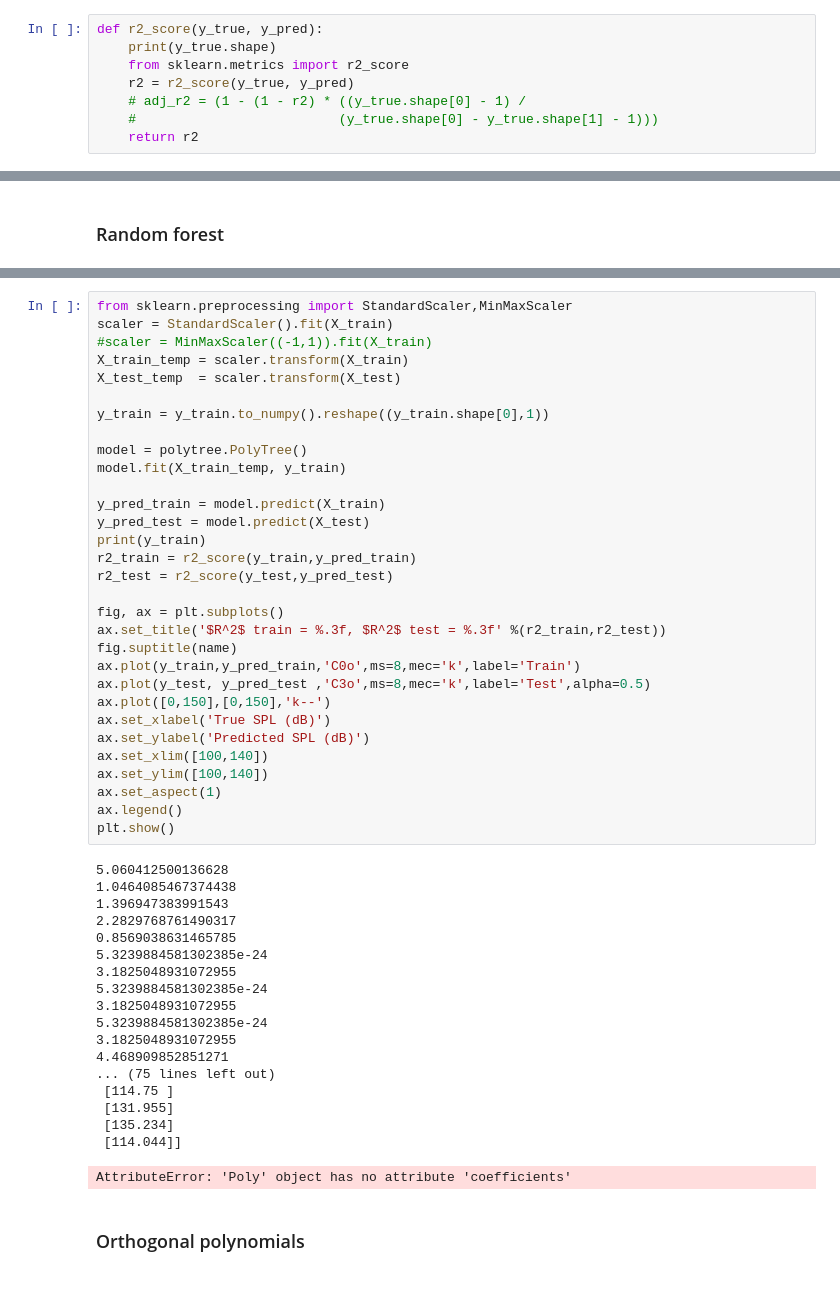
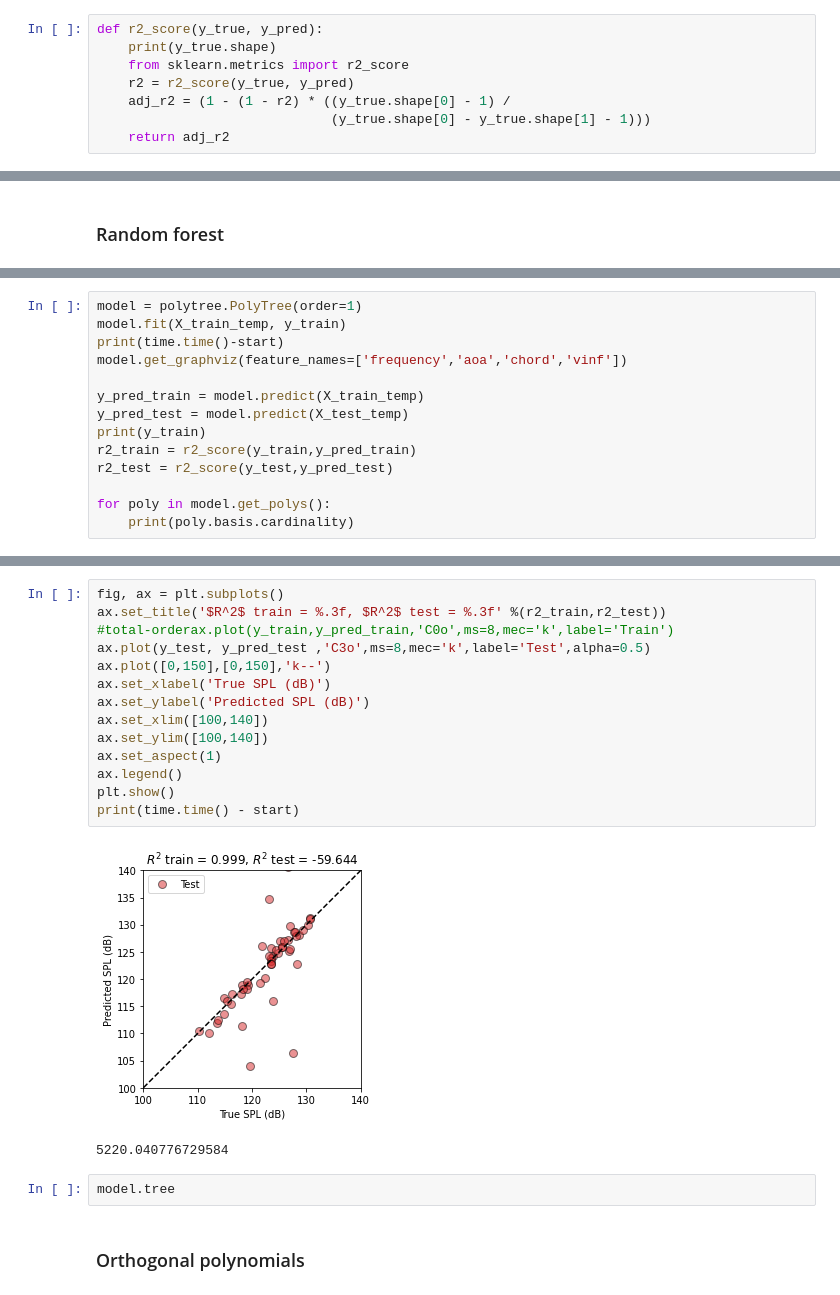
Before and after one commit to barneyhill/blogs, a Jupyter notebook: Untitled Folder/aerofoil_noise.ipynb, the cells around one changed output, grey strips where cells are left out. Drawn from its saved outputs; the diff is of its cells as text.

```diff
--- a/Untitled Folder/aerofoil_noise.ipynb
+++ b/Untitled Folder/aerofoil_noise.ipynb
@@ -49,9 +55,9 @@ def r2_score(y_true, y_pred):
     print(y_true.shape)
     from sklearn.metrics import r2_score
     r2 = r2_score(y_true, y_pred)
-    # adj_r2 = (1 - (1 - r2) * ((y_true.shape[0] - 1) /
-    #                          (y_true.shape[0] - y_true.shape[1] - 1)))
-    return r2
+    adj_r2 = (1 - (1 - r2) * ((y_true.shape[0] - 1) /
+                              (y_true.shape[0] - y_true.shape[1] - 1)))
+    return adj_r2
 # %% [markdown]
 ## Exploring the data
 # %%
@@ -304,0 +199,14 @@ Name: noise, Length: 1202, dtype: float64
+# %%
+model = polytree.PolyTree(order=1)
+model.fit(X_train_temp, y_train)
+print(time.time()-start)
+model.get_graphviz(feature_names=['frequency','aoa','chord','vinf'])
+
+y_pred_train = model.predict(X_train_temp)
+y_pred_test = model.predict(X_test_temp)
+print(y_train)
+r2_train = r2_score(y_train,y_pred_train)
+r2_test = r2_score(y_test,y_pred_test)
+
+for poly in model.get_polys():
+    print(poly.basis.cardinality)
@@ -305,53 +231,22 @@ Name: noise, Length: 1202, dtype: float64
 # %%
-from sklearn.preprocessing import StandardScaler,MinMaxScaler
-scaler = StandardScaler().fit(X_train)
-#scaler = MinMaxScaler((-1,1)).fit(X_train)
-X_train_temp = scaler.transform(X_train)
-X_test_temp  = scaler.transform(X_test)
-
-y_train = y_train.to_numpy().reshape((y_train.shape[0],1))
-
-model = polytree.PolyTree()
-model.fit(X_train_temp, y_train)
-
-y_pred_train = model.predict(X_train)
-y_pred_test = model.predict(X_test)
-print(y_train)
-r2_train = r2_score(y_train,y_pred_train)
-r2_test = r2_score(y_test,y_pred_test)
-
 fig, ax = plt.subplots()
 ax.set_title('$R^2$ train = %.3f, $R^2$ test = %.3f' %(r2_train,r2_test))
-fig.suptitle(name)
-ax.plot(y_train,y_pred_train,'C0o',ms=8,mec='k',label='Train')
+#total-orderax.plot(y_train,y_pred_train,'C0o',ms=8,mec='k',label='Train')
 ax.plot(y_test, y_pred_test ,'C3o',ms=8,mec='k',label='Test',alpha=0.5)
 ax.plot([0,150],[0,150],'k--')
 ax.set_xlabel('True SPL (dB)')
 ax.set_ylabel('Predicted SPL (dB)')
 ax.set_xlim([100,140])
 ax.set_ylim([100,140])
 ax.set_aspect(1)
 ax.legend()
 plt.show()
+print(time.time() - start)
 # %% [output]
+[figure, added]
-5.060412500136628
-1.0464085467374438
-1.396947383991543
-2.2829768761490317
-0.8569038631465785
-5.3239884581302385e-24
-3.1825048931072955
-5.3239884581302385e-24
-3.1825048931072955
-5.3239884581302385e-24
-3.1825048931072955
-4.468909852851271
-... (75 lines left out)
- [114.75 ]
- [131.955]
- [135.234]
- [114.044]]
+5220.040776729584
-AttributeError: 'Poly' object has no attribute 'coefficients'
+# %%
+model.tree
 # %% [markdown]
 ### Orthogonal polynomials
 # %%
```
Also changed, not shown: parts of 13 cells of this notebook, 5 other files.
